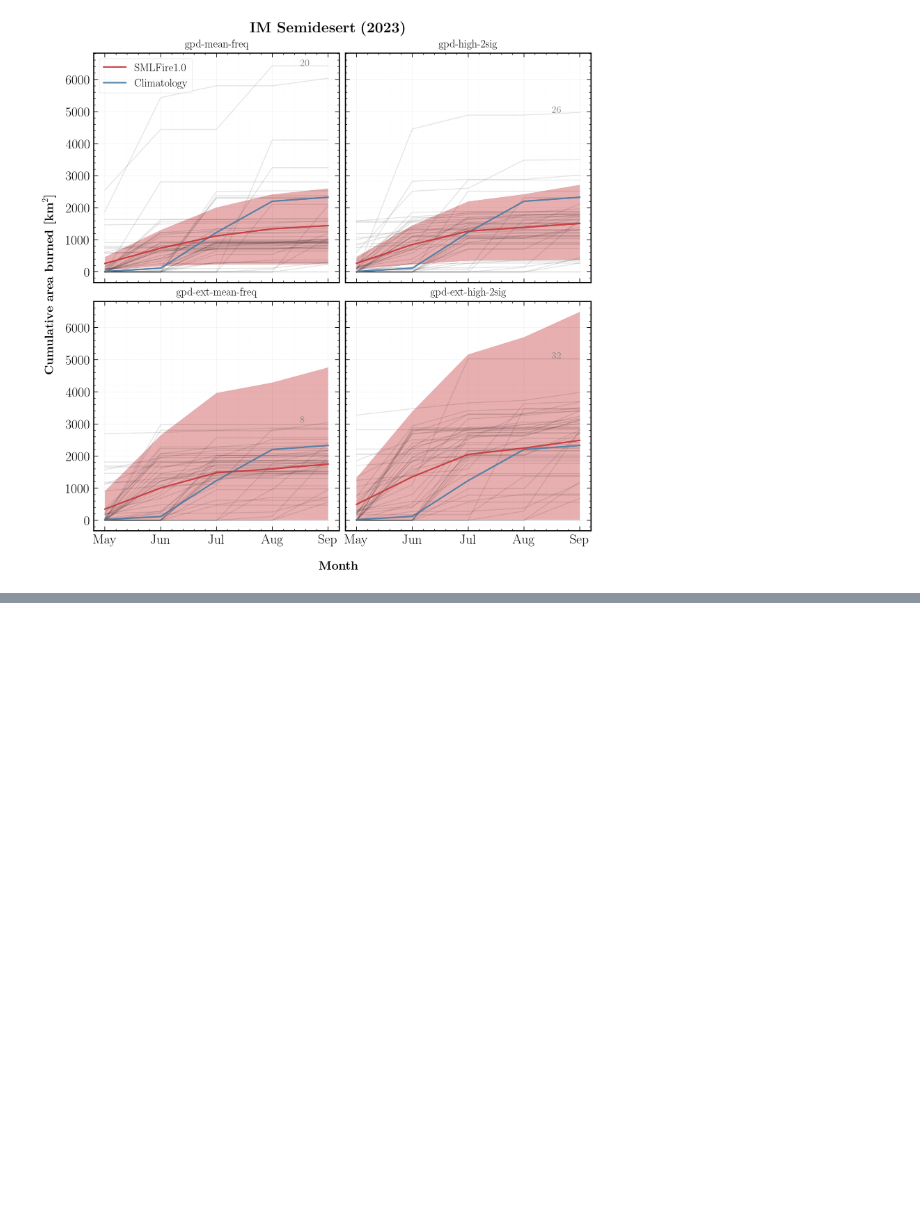
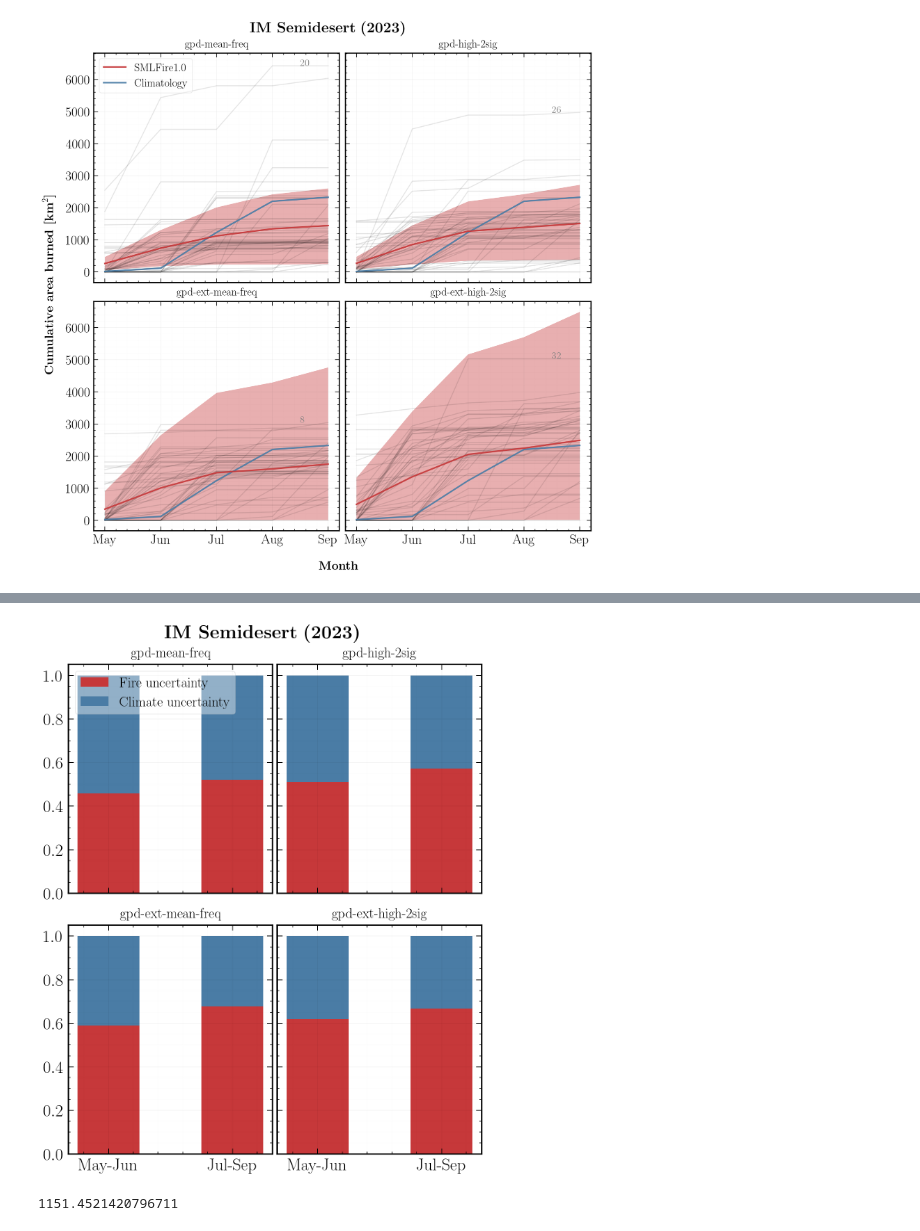
Before and after one commit to jtbuch/SEASFire, a Jupyter notebook: scripts/seas_burned_area_forecasts.ipynb, the cells around one changed output, grey strips where cells are left out. Cells and saved outputs as stored; diff of their text form; code cells hidden in the pictures; blank space fills up the shorter version.

```diff
--- a/scripts/seas_burned_area_forecasts.ipynb
+++ b/scripts/seas_burned_area_forecasts.ipynb
@@ -230,7 +296,6 @@ ens_no_arr= np.arange(0, 51, 1)
 # %%
 rindx= 12
-plt_reg= 'pnwmts'
-plot_yr= 2023
+plt_reg= 'imsemidesert'
 plt.rcParams['figure.constrained_layout.use'] = True
 fig, ax= plt.subplots(2, 2, figsize=(12, 12), sharey= True)
 fig.text(-0.04, 0.5, r'{\bf Cumulative area burned [${\bf km}^2$]}', va='center', rotation='vertical', fontsize= 20);
@@ -240,8 +305,8 @@ for i in range(2):
     for j in range(2):
         reg_gpd_ml_pred_size_df= pd.DataFrame([])
         for enp in tqdm(ens_no_arr):
-            tmp_df= pd.read_hdf('../sav_files/fire_size_pred_dfs/' + '%s'%firemon_pred_flag + '/pred_size_df_ml_gpd_%s'%size_id + '_%s'%('_'.join(freqlabel[j].split('_')[1:])) \
-                                                                                                                    + '_%s'%sizelabel[i] + '_%d'%enp + '_%s.h5'%target_yr)
+            tmp_df= pd.read_hdf('../sav_files/fire_size_pred_dfs/' + '%s'%firemon_pred_flag + '/%s'%plot_yr + '/pred_size_df_ml_gpd_%s'%size_id + '_%s'%('_'.join(freqlabel[j].split('_')[1:])) \
+                                                                                                                    + '_%s'%sizelabel[i] + '_%d'%enp + '_%s.h5'%plot_yr)
             reg_gpd_ml_pred_size_df= pd.concat([reg_gpd_ml_pred_size_df, tmp_df], axis= 0)
         ens_no_df= pd.DataFrame({'ens_no': np.repeat(ens_no_arr, len(tmp_df))})
         reg_gpd_ml_pred_size_df= pd.concat([reg_gpd_ml_pred_size_df.reset_index(), ens_no_df], axis= 1).drop(columns= ['index'])
@@ -276,3 +341,11 @@ plt.suptitle(r'{\bf %s}'%reg_name[rindx] + r' {\bf (%s)}'%plot_yr, fontsize= 24)
 #plt.savefig('../plots/smlfire_output/dynamical_forecasts/pred_fire_size_%s'%size_id + '_%d'%plot_yr + '_mean_BA_spread_%s.pdf'%plt_reg, bbox_inches='tight', dpi= 200);
 # %% [output]
 [figure]
+# %%
+reg_gpd_ml_pred_size_df= pd.DataFrame([])
+for enp in tqdm(ens_no_arr):
+    tmp_df= pd.read_hdf('../sav_files/fire_size_pred_dfs/' + '%s'%firemon_pred_flag + '/%s'%plot_yr + '/pred_size_df_ml_gpd_%s'%size_id + '_%s'%('_'.join(('pred_mean_freq').split('_')[1:])) \
+                                                                                                                    + '_%s'%('gpd') + '_%d'%enp + '_%s.h5'%plot_yr)
+    reg_gpd_ml_pred_size_df= pd.concat([reg_gpd_ml_pred_size_df, tmp_df], axis= 0)
+ens_no_df= pd.DataFrame({'ens_no': np.repeat(ens_no_arr, len(tmp_df))})
+reg_gpd_ml_pred_size_df= pd.concat([reg_gpd_ml_pred_size_df.reset_index(), ens_no_df], axis= 1).drop(columns= ['index'])
@@ -278,0 +362,53 @@ plt.suptitle(r'{\bf %s}'%reg_name[rindx] + r' {\bf (%s)}'%plot_yr, fontsize= 24)
+# %%
+rindx= 12
+plt_reg= 'imsemidesert'
+plt.rcParams['figure.constrained_layout.use'] = True
+fig, ax= plt.subplots(2, 2, figsize=(8, 10), sharey= True)
+width = 0.5
+species = (
+    "May-Jun",
+    "Jul-Sep",
+)
+
+for i in range(2):
+    for j in range(2):
+        reg_gpd_ml_pred_size_df= pd.DataFrame([])
+        for enp in tqdm(ens_no_arr):
+            tmp_df= pd.read_hdf('../sav_files/fire_size_pred_dfs/' + '%s'%firemon_pred_flag + '/%s'%plot_yr + '/pred_size_df_ml_gpd_%s'%size_id + '_%s'%('_'.join(freqlabel[j].split('_')[1:])) \
+                                                                                                                    + '_%s'%sizelabel[i] + '_%d'%enp + '_%s.h5'%plot_yr)
+            reg_gpd_ml_pred_size_df= pd.concat([reg_gpd_ml_pred_size_df, tmp_df], axis= 0)
+        ens_no_df= pd.DataFrame({'ens_no': np.repeat(ens_no_arr, len(tmp_df))})
+        reg_gpd_ml_pred_size_df= pd.concat([reg_gpd_ml_pred_size_df.reset_index(), ens_no_df], axis= 1).drop(columns= ['index'])
+        norm_fac_1= reg_gpd_ml_pred_size_df.groupby('reg_indx').get_group(rindx).groupby('month').mean()['high_1sig_size'][472] + \
+                                    reg_gpd_ml_pred_size_df.groupby('reg_indx').get_group(rindx).groupby('month').get_group(472)['mean_size'].std()
+        norm_fac_2= reg_gpd_ml_pred_size_df.groupby('reg_indx').get_group(rindx).groupby('month').mean()['high_1sig_size'][474] + \
+                                    reg_gpd_ml_pred_size_df.groupby('reg_indx').get_group(rindx).groupby('month').get_group(474)['mean_size'].std()
+
+        weight_counts = {
+            "Fire uncertainty": np.array([reg_gpd_ml_pred_size_df.groupby('reg_indx').get_group(rindx).groupby('month').mean()['high_1sig_size'][472]/norm_fac_1, \
+                                                reg_gpd_ml_pred_size_df.groupby('reg_indx').get_group(rindx).groupby('month').mean()['high_1sig_size'][474]/norm_fac_2]),
+            "Climate uncertainty": np.array([reg_gpd_ml_pred_size_df.groupby('reg_indx').get_group(rindx).groupby('month').get_group(472)['mean_size'].std()/norm_fac_1, \
+                                                reg_gpd_ml_pred_size_df.groupby('reg_indx').get_group(rindx).groupby('month').get_group(474)['mean_size'].std()/norm_fac_2]),
+        }
+
+        bottom = np.zeros(2)
+        for boolean, weight_count in weight_counts.items():
+            p = ax[i, j].bar(species, weight_count, width, label=boolean, bottom=bottom)
+            bottom += weight_count
+
+        if i==0:
+            ax[i, j].set_xticklabels([]);
+        ax[i, j].set_title(r'{%s}'%(sizelabel[i] + '_' + '_'.join(freqlabel[j].split('_')[1:])).replace("_", "-"), fontsize= 18, pad= 10);
+        ax[i, j].tick_params(labeltop=False, top=True, labelright=False, right=True, which='both', labelsize= 22);
+        if i==0 and j==0:
+            ax[i, j].legend(loc= 'upper left', frameon= True, fontsize= 18);
+        ax[i, j].grid(visible=True, which='major', color='black', alpha=0.05, linestyle='-');
+        ax[i, j].grid(visible=True, which='minor', color='black', alpha=0.01, linestyle='-');
+plt.suptitle(r'{\bf %s}'%reg_name[rindx] + r' {\bf (%s)}'%plot_yr, fontsize= 24);
+#plt.savefig('../plots/smlfire_output/dynamical_forecasts/seas_area_burned_UQ_%s'%size_id + '_%d'%plot_yr + '_%s.pdf'%plt_reg, bbox_inches='tight', dpi= 200);
+# %% [output]
+[figure, added]
+# %%
+reg_gpd_ml_pred_size_df.groupby('reg_indx').get_group(11).groupby('month').mean()['high_1sig_size'][472]
+# %% [output]
+1151.4521420796711
```
Also changed, not shown: parts of 15 cells of this notebook, 3 other files.
